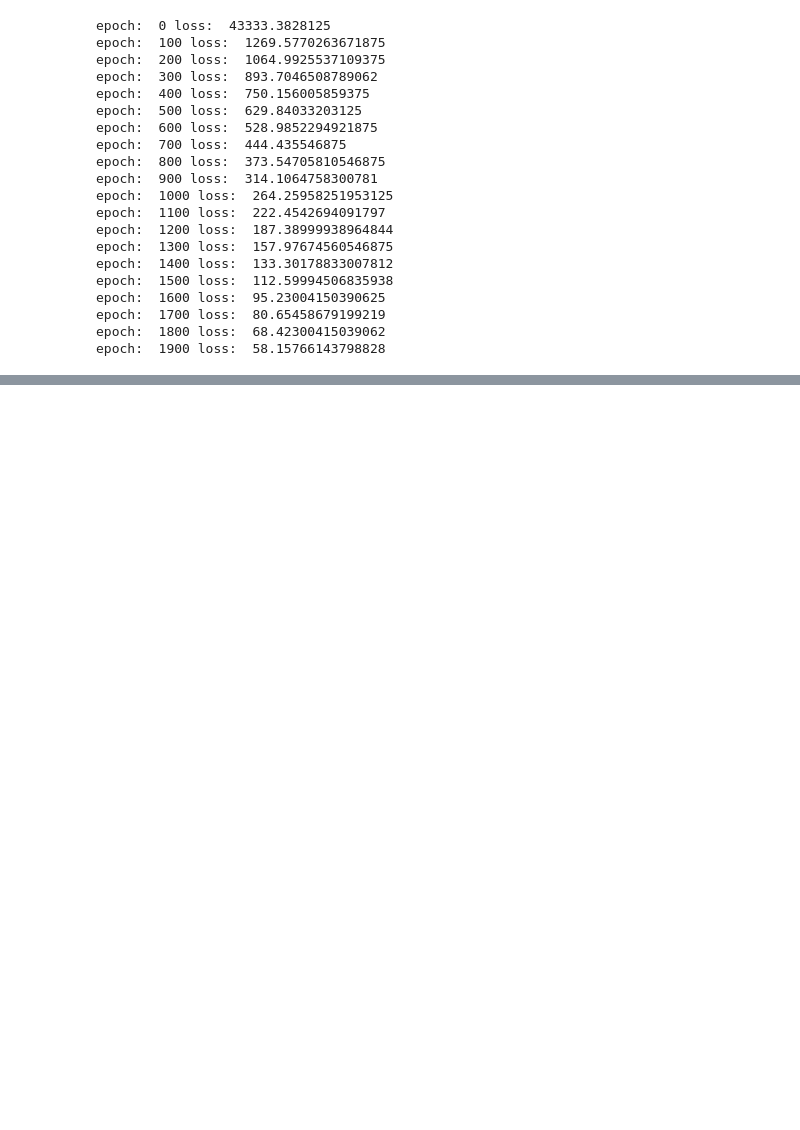
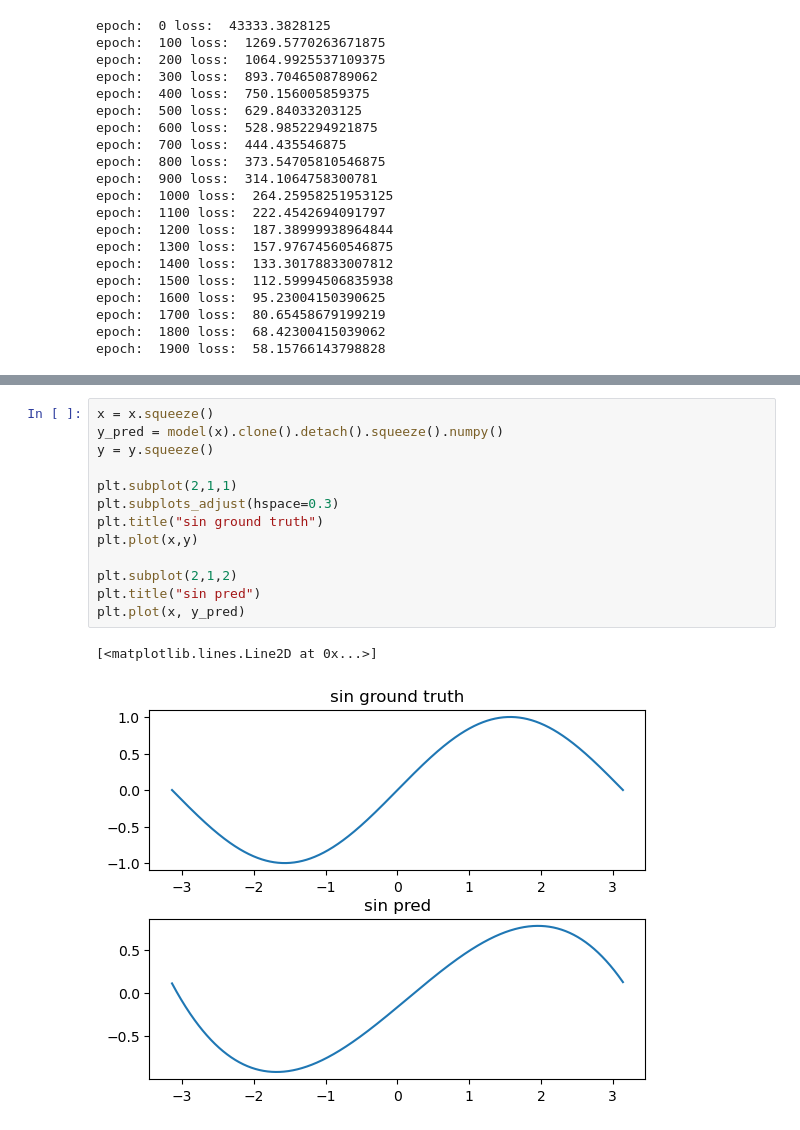
Before and after one commit to shoshang12/PyTorch_Study, a Jupyter notebook: sine_prediction_model.ipynb, the cells around one changed output, grey strips where cells are left out. Drawn from its saved outputs; the diff is of its cells as text; blank space fills up the shorter version.

```diff
--- a/sine_prediction_model.ipynb
+++ b/sine_prediction_model.ipynb
@@ -160,0 +318,16 @@ epoch:  1900 loss:  58.15766143798828
+# %%
+x = x.squeeze()
+y_pred = model(x).clone().detach().squeeze().numpy()
+y = y.squeeze()
+
+plt.subplot(2,1,1)
+plt.subplots_adjust(hspace=0.3)
+plt.title("sin ground truth")
+plt.plot(x,y)
+
+plt.subplot(2,1,2)
+plt.title("sin pred")
+plt.plot(x, y_pred)
+# %% [output]
+[<matplotlib.lines.Line2D at 0x...>]
+[figure, added]
```
Also changed, not shown: parts of 5 cells of this notebook.
